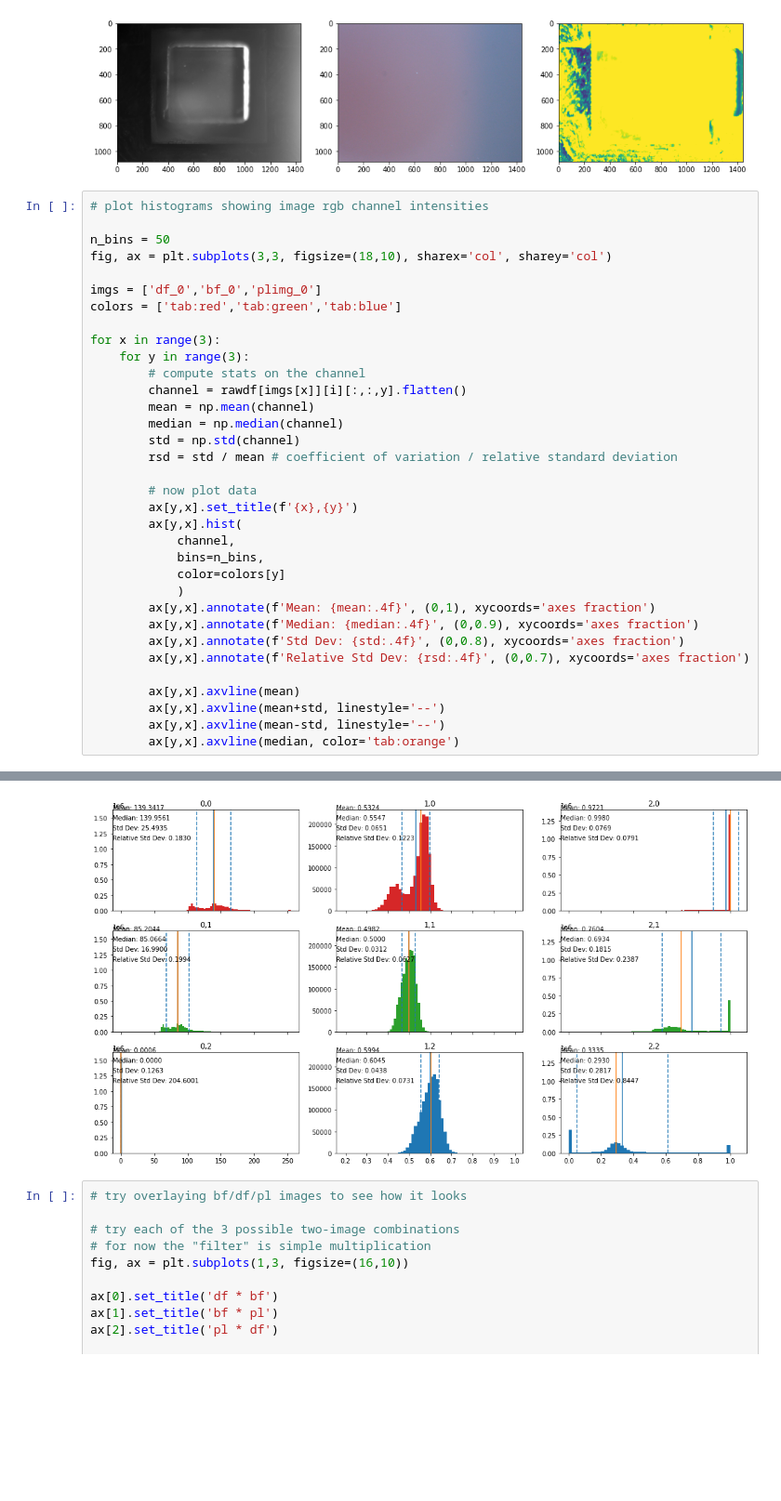
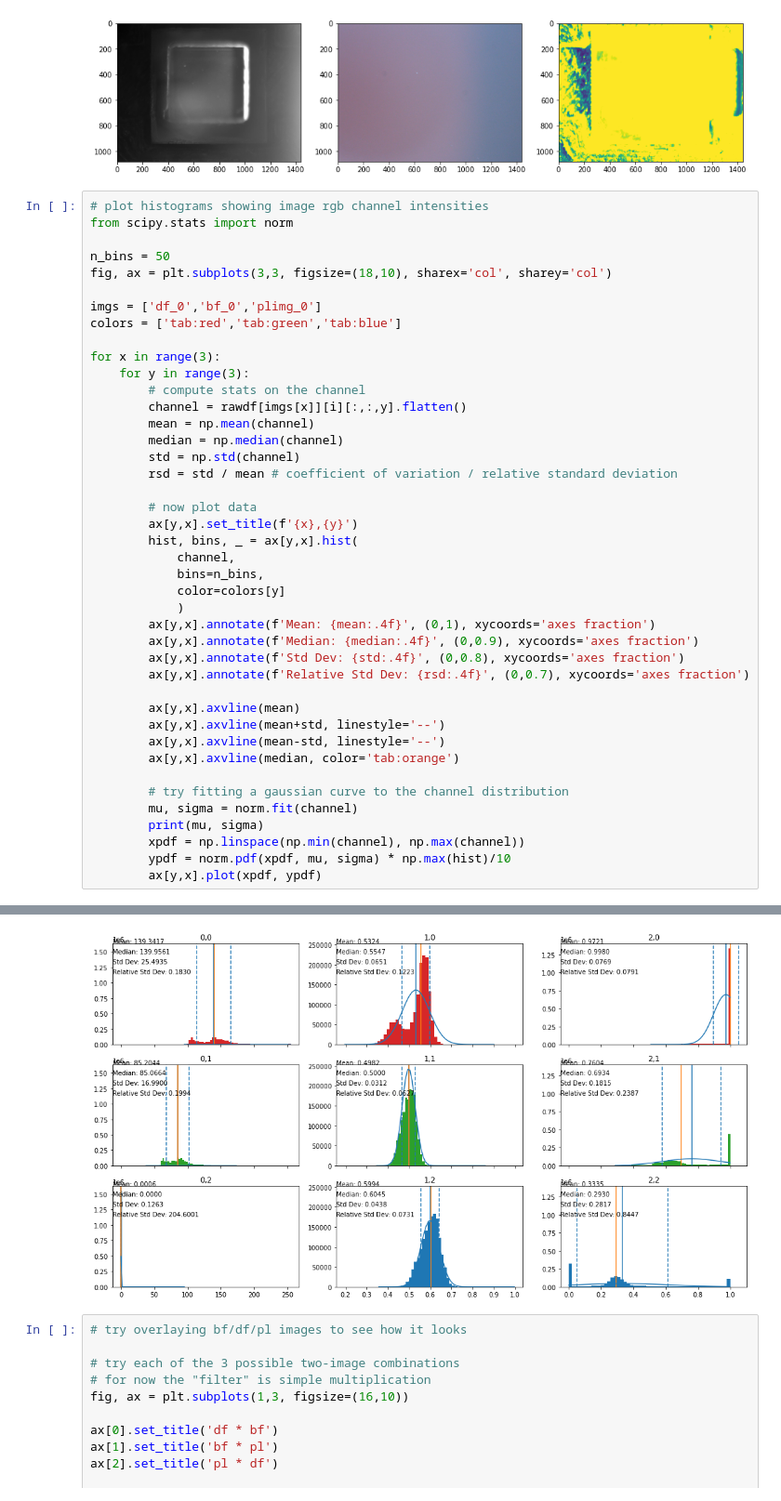
Before and after one commit to fenning-research-group/PASCAL_TrainView, a Jupyter notebook: analysis.ipynb, the cells around one changed output, grey strips where cells are left out. Shown at 93% size. Saved outputs shown, nothing was run; the diff lists cells and outputs as text; blank space fills up the shorter version.

Commit message:
fit channel distribution to gaussian

```diff
--- a/analysis.ipynb
+++ b/analysis.ipynb
@@ -139,6 +139,7 @@ ax[2].imshow(rawdf['plimg_0'][i][:,:,0]) # use red channel for PL measurements,
 [figure]
 # %%
 # plot histograms showing image rgb channel intensities
+from scipy.stats import norm
 
 n_bins = 50
 fig, ax = plt.subplots(3,3, figsize=(18,10), sharex='col', sharey='col')
@@ -157,7 +158,7 @@ for x in range(3):
 
         # now plot data
         ax[y,x].set_title(f'{x},{y}')
-        ax[y,x].hist(
+        hist, bins, _ = ax[y,x].hist(
             channel,
             bins=n_bins,
             color=colors[y]
@@ -171,4 +172,11 @@ for x in range(3):
         ax[y,x].axvline(mean+std, linestyle='--')
         ax[y,x].axvline(mean-std, linestyle='--')
         ax[y,x].axvline(median, color='tab:orange')
+
+        # try fitting a gaussian curve to the channel distribution
+        mu, sigma = norm.fit(channel)
+        print(mu, sigma)
+        xpdf = np.linspace(np.min(channel), np.max(channel))
+        ypdf = norm.pdf(xpdf, mu, sigma) * np.max(hist)/10
+        ax[y,x].plot(xpdf, ypdf)
 # %% [output]
@@ -175,4 +192,4 @@ for x in range(3):
-[figure, old version]
+[figure, new version]
 # %%
 # try overlaying bf/df/pl images to see how it looks
 
```
Also changed, not shown: parts of 1 cell of this notebook.
